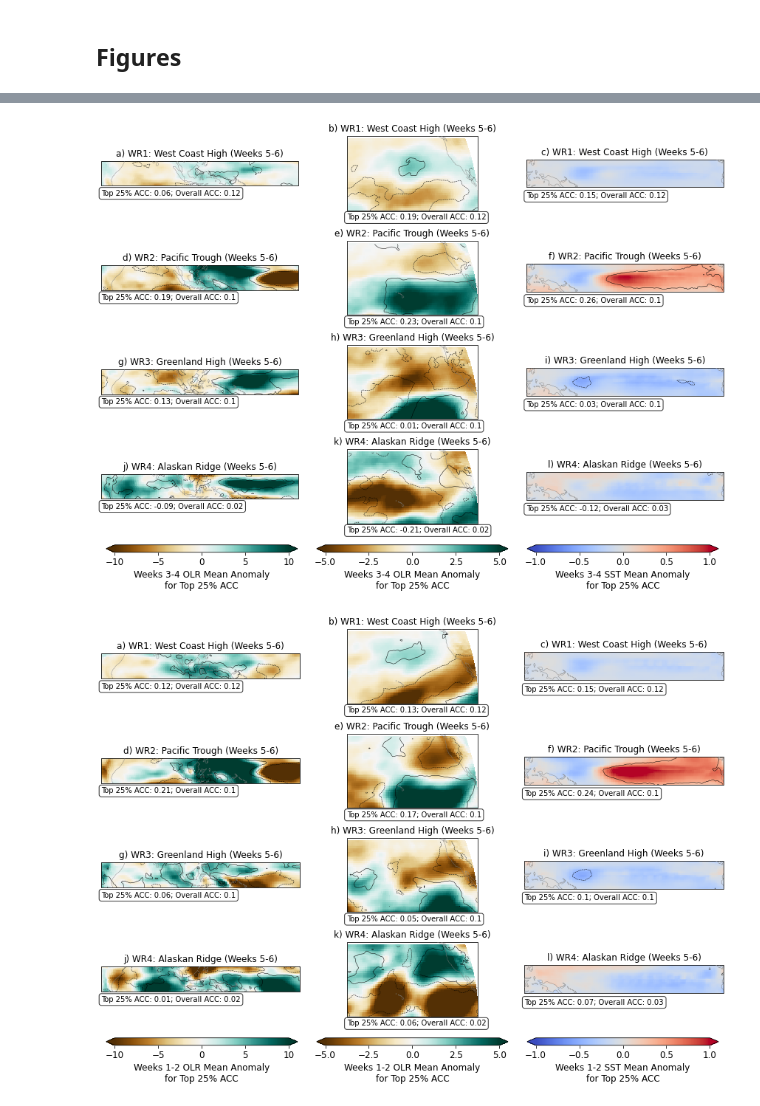
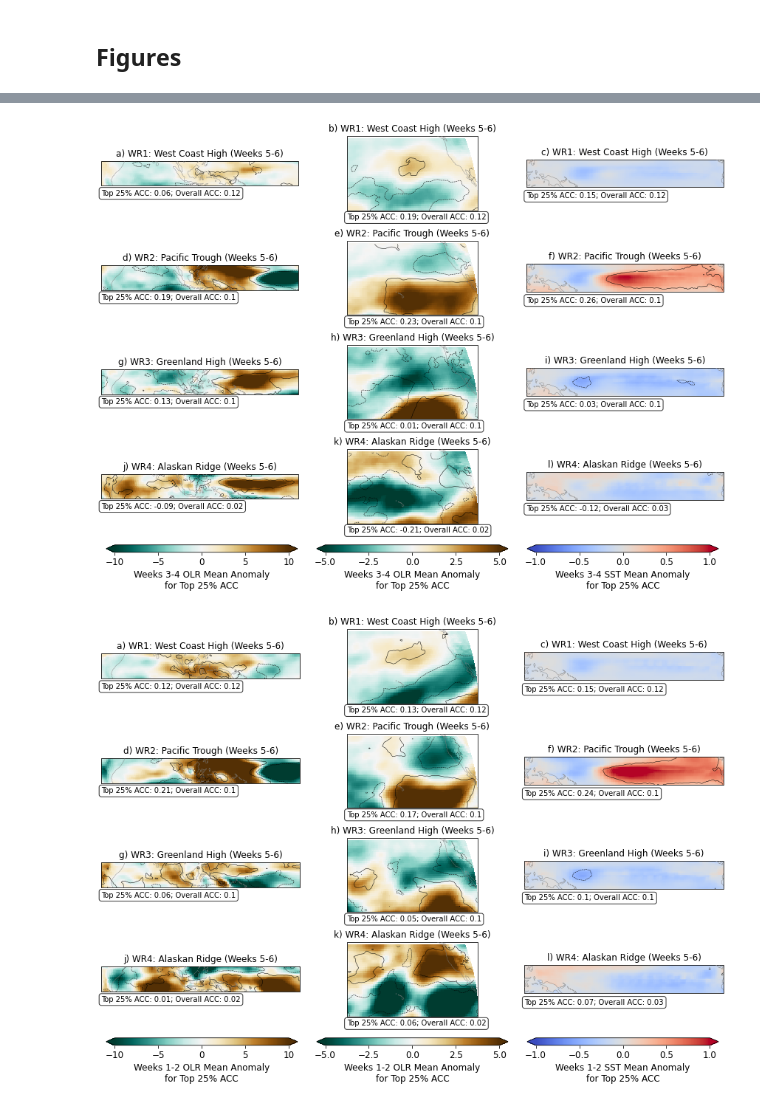
Before and after one commit to mariajmolina/ML-for-S2S, a Jupyter notebook: ML-for-S2S/WR_appendixB_figs1-3.ipynb, the cells around one changed output, grey strips where cells are left out. Cells and saved outputs as stored; diff of their text form; code cells hidden in the pictures.

```diff
--- a/ML-for-S2S/WR_appendixB_figs1-3.ipynb
+++ b/ML-for-S2S/WR_appendixB_figs1-3.ipynb
@@ -1872,7 +1872,7 @@ fig, axs = plt.subplots(
 
 pm_tpac = axs[3][0].pcolormesh(
     lons_tpac, lats_tpac, cesm_c0_tpac_3456,
-    transform=ccrs.PlateCarree(), vmin=-10, vmax=10, cmap='BrBG')
+    transform=ccrs.PlateCarree(), vmin=-10, vmax=10, cmap='BrBG_r')
 
 axs[3][0].coastlines(
     resolution='110m', facecolor='none', color='grey', linewidth=0.4, zorder=10)
@@ -1899,7 +1899,7 @@ axs[3][0].annotate(
 
 axs[2][0].pcolormesh(lons_tpac, lats_tpac, cesm_c1_tpac_3456,
                      transform=ccrs.PlateCarree(),
-                     vmin=-10, vmax=10, cmap='BrBG')
+                     vmin=-10, vmax=10, cmap='BrBG_r')
 
 axs[2][0].coastlines(
     resolution='110m', facecolor='none', color='grey', linewidth=0.4, zorder=10)
@@ -1926,7 +1926,7 @@ axs[2][0].annotate(
 
 axs[1][0].pcolormesh(lons_tpac, lats_tpac, cesm_c2_tpac_3456,
                      transform=ccrs.PlateCarree(),
-                     vmin=-10, vmax=10, cmap='BrBG')
+                     vmin=-10, vmax=10, cmap='BrBG_r')
 
 axs[1][0].coastlines(
     resolution='110m', facecolor='none', color='grey', linewidth=0.4, zorder=10)
@@ -1953,7 +1953,7 @@ axs[1][0].annotate(
 
 axs[0][0].pcolormesh(lons_tpac, lats_tpac, cesm_c3_tpac_3456,
                      transform=ccrs.PlateCarree(),
-                     vmin=-10, vmax=10, cmap='BrBG')
+                     vmin=-10, vmax=10, cmap='BrBG_r')
 
 axs[0][0].coastlines(
     resolution='110m', facecolor='none', color='grey', linewidth=0.4, zorder=10)
@@ -1981,7 +1981,7 @@ axs[0][0].annotate(
 pm_npac = axs[3][1].pcolormesh(
                             lons_npac, lats_npac, cesm_c0_npac_3456,
                             transform=ccrs.PlateCarree(),
-                            vmin=-5, vmax=5, cmap='BrBG')
+                            vmin=-5, vmax=5, cmap='BrBG_r')
 
 axs[3][1].coastlines(
     resolution='110m', facecolor='none', color='grey', linewidth=0.4, zorder=10)
@@ -2008,7 +2008,7 @@ axs[3][1].annotate(
 
 axs[2][1].pcolormesh(lons_npac, lats_npac, cesm_c1_npac_3456,
                      transform=ccrs.PlateCarree(),
-                     vmin=-5, vmax=5, cmap='BrBG')
+                     vmin=-5, vmax=5, cmap='BrBG_r')
 
 axs[2][1].coastlines(
     resolution='110m', facecolor='none', color='grey', linewidth=0.4, zorder=10)
@@ -2035,7 +2035,7 @@ axs[2][1].annotate(
 
 axs[1][1].pcolormesh(lons_npac, lats_npac, cesm_c2_npac_3456,
                      transform=ccrs.PlateCarree(),
-                     vmin=-5, vmax=5, cmap='BrBG')
+                     vmin=-5, vmax=5, cmap='BrBG_r')
 
 axs[1][1].coastlines(
     resolution='110m', facecolor='none', color='grey', linewidth=0.4, zorder=10)
@@ -2062,7 +2062,7 @@ axs[1][1].annotate(
 
 axs[0][1].pcolormesh(lons_npac, lats_npac, cesm_c3_npac_3456,
                      transform=ccrs.PlateCarree(),
-                     vmin=-5, vmax=5, cmap='BrBG')
+                     vmin=-5, vmax=5, cmap='BrBG_r')
 
 axs[0][1].coastlines(
     resolution='110m', facecolor='none', color='grey', linewidth=0.4, zorder=10)
@@ -2223,7 +2223,7 @@ plt.show()
 
 # ---
 # %% [output]
-[figure, old version]
+[figure, new version]
 # %%
 # ---
 
@@ -2236,7 +2236,7 @@ fig, axs = plt.subplots(
 
 pm_tpac = axs[3][0].pcolormesh(
     lons_tpac, lats_tpac, cesm_c0_tpac_1256,
-    transform=ccrs.PlateCarree(), vmin=-10, vmax=10, cmap='BrBG')
+    transform=ccrs.PlateCarree(), vmin=-10, vmax=10, cmap='BrBG_r')
 
 axs[3][0].coastlines(
     resolution='110m', facecolor='none', color='grey', linewidth=0.4, zorder=10)
@@ -2264,7 +2264,7 @@ axs[3][0].annotate(
 
 axs[2][0].pcolormesh(lons_tpac, lats_tpac, cesm_c1_tpac_1256,
                      transform=ccrs.PlateCarree(),
-                     vmin=-10, vmax=10, cmap='BrBG')
+                     vmin=-10, vmax=10, cmap='BrBG_r')
 
 axs[2][0].coastlines(
     resolution='110m', facecolor='none', color='grey', linewidth=0.4, zorder=10)
@@ -2291,7 +2291,7 @@ axs[2][0].annotate(
 
 axs[1][0].pcolormesh(lons_tpac, lats_tpac, cesm_c2_tpac_1256,
                      transform=ccrs.PlateCarree(),
-                     vmin=-10, vmax=10, cmap='BrBG')
+                     vmin=-10, vmax=10, cmap='BrBG_r')
 
 axs[1][0].coastlines(
     resolution='110m', facecolor='none', color='grey', linewidth=0.4, zorder=10)
@@ -2318,7 +2318,7 @@ axs[1][0].annotate(
 
 axs[0][0].pcolormesh(lons_tpac, lats_tpac, cesm_c3_tpac_1256,
                      transform=ccrs.PlateCarree(),
-                     vmin=-10, vmax=10, cmap='BrBG')
+                     vmin=-10, vmax=10, cmap='BrBG_r')
 
 axs[0][0].coastlines(
     resolution='110m', facecolor='none', color='grey', linewidth=0.4, zorder=10)
@@ -2346,7 +2346,7 @@ axs[0][0].annotate(
 pm_npac = axs[3][1].pcolormesh(
                             lons_npac, lats_npac, cesm_c0_npac_1256,
                             transform=ccrs.PlateCarree(),
-                            vmin=-5, vmax=5, cmap='BrBG')
+                            vmin=-5, vmax=5, cmap='BrBG_r')
 
 axs[3][1].coastlines(
     resolution='110m', facecolor='none', color='grey', linewidth=0.4, zorder=10)
@@ -2373,7 +2373,7 @@ axs[3][1].annotate(
 
 axs[2][1].pcolormesh(lons_npac, lats_npac, cesm_c1_npac_1256,
                      transform=ccrs.PlateCarree(),
-                     vmin=-5, vmax=5, cmap='BrBG')
+                     vmin=-5, vmax=5, cmap='BrBG_r')
 
 axs[2][1].coastlines(
     resolution='110m', facecolor='none', color='grey', linewidth=0.4, zorder=10)
@@ -2400,7 +2400,7 @@ axs[2][1].annotate(
 
 axs[1][1].pcolormesh(lons_npac, lats_npac, cesm_c2_npac_1256,
                      transform=ccrs.PlateCarree(),
-                     vmin=-5, vmax=5, cmap='BrBG')
+                     vmin=-5, vmax=5, cmap='BrBG_r')
 
 axs[1][1].coastlines(
     resolution='110m', facecolor='none', color='grey', linewidth=0.4, zorder=10)
@@ -2427,7 +2427,7 @@ axs[1][1].annotate(
 
 axs[0][1].pcolormesh(lons_npac, lats_npac, cesm_c3_npac_1256,
                      transform=ccrs.PlateCarree(),
-                     vmin=-5, vmax=5, cmap='BrBG')
+                     vmin=-5, vmax=5, cmap='BrBG_r')
 
 axs[0][1].coastlines(
     resolution='110m', facecolor='none', color='grey', linewidth=0.4, zorder=10)
@@ -2561,31 +2561,31 @@ axs[0][2].annotate(
 
 # ---
 
 cbar_ax = fig.add_axes([0.02, -0.025, 0.3, 0.0175])
 cbar = fig.colorbar(pm_tpac, cax=cbar_ax, ticks=[-10, -5, 0, 5, 10],
                     orientation='horizontal', extend='both')
 cbar.ax.tick_params(labelsize=12)
 cbar.set_label(u'Weeks 1-2 OLR Mean Anomaly\nfor Top 25% ACC', fontsize=12)
 
 cbar_ax = fig.add_axes([0.35, -0.025, 0.3, 0.0175])
 cbar = fig.colorbar(pm_npac, cax=cbar_ax, ticks=[-5, -2.5, 0, 2.5, 5],
                     orientation='horizontal', extend='both')
 cbar.ax.tick_params(labelsize=12)
 cbar.set_label(u'Weeks 1-2 OLR Mean Anomaly\nfor Top 25% ACC', fontsize=12)
 
 cbar_ax = fig.add_axes([0.68, -0.025, 0.3, 0.0175])
 cbar = fig.colorbar(pm_sstk, cax=cbar_ax, ticks=[-1, -0.5, 0, 0.5, 1],
                     orientation='horizontal', extend='both')
 cbar.ax.tick_params(labelsize=12)
 cbar.set_label(u'Weeks 1-2 SST Mean Anomaly\nfor Top 25% ACC', fontsize=12)
 
 # ---
 
 plt.tight_layout()
 plt.savefig("fig_week1256.png", bbox_inches='tight', dpi=500)
 plt.savefig("fig_week1256.pdf", bbox_inches='tight')
 plt.show()
 
 # ---
 # %% [output]
-[figure, old version]
+[figure, new version]
```
Also changed, not shown: parts of 2 cells of this notebook.
